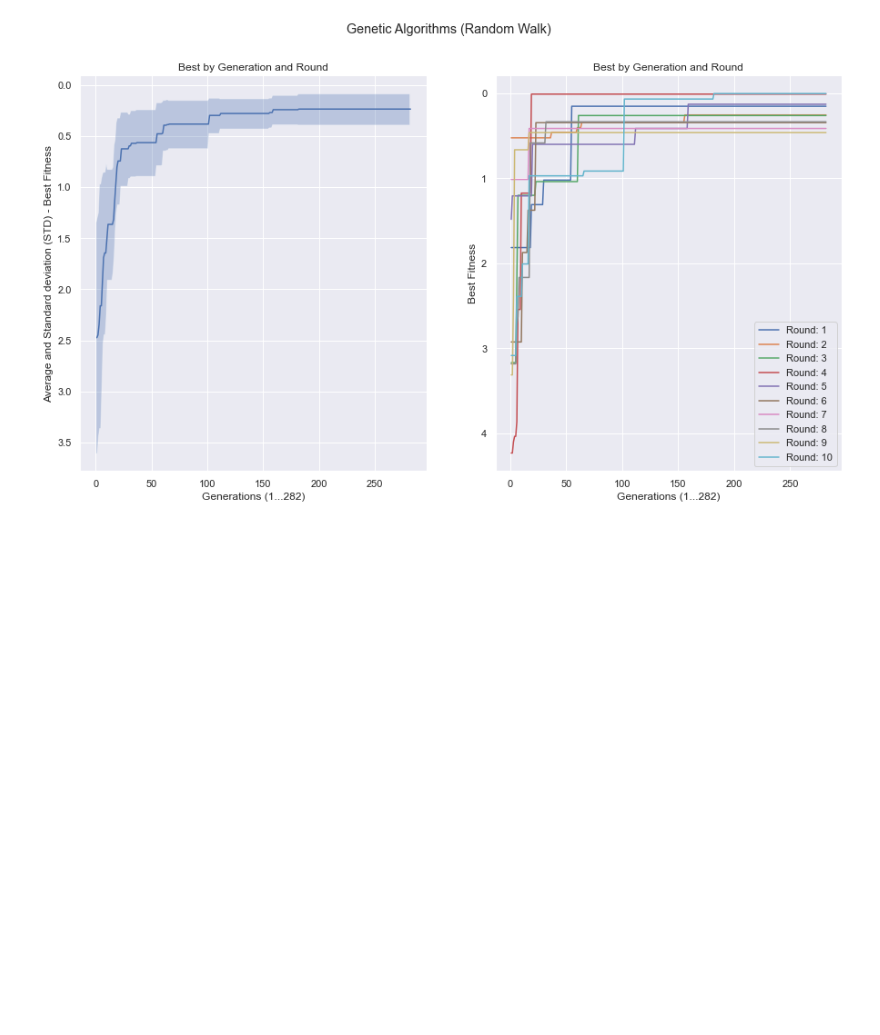
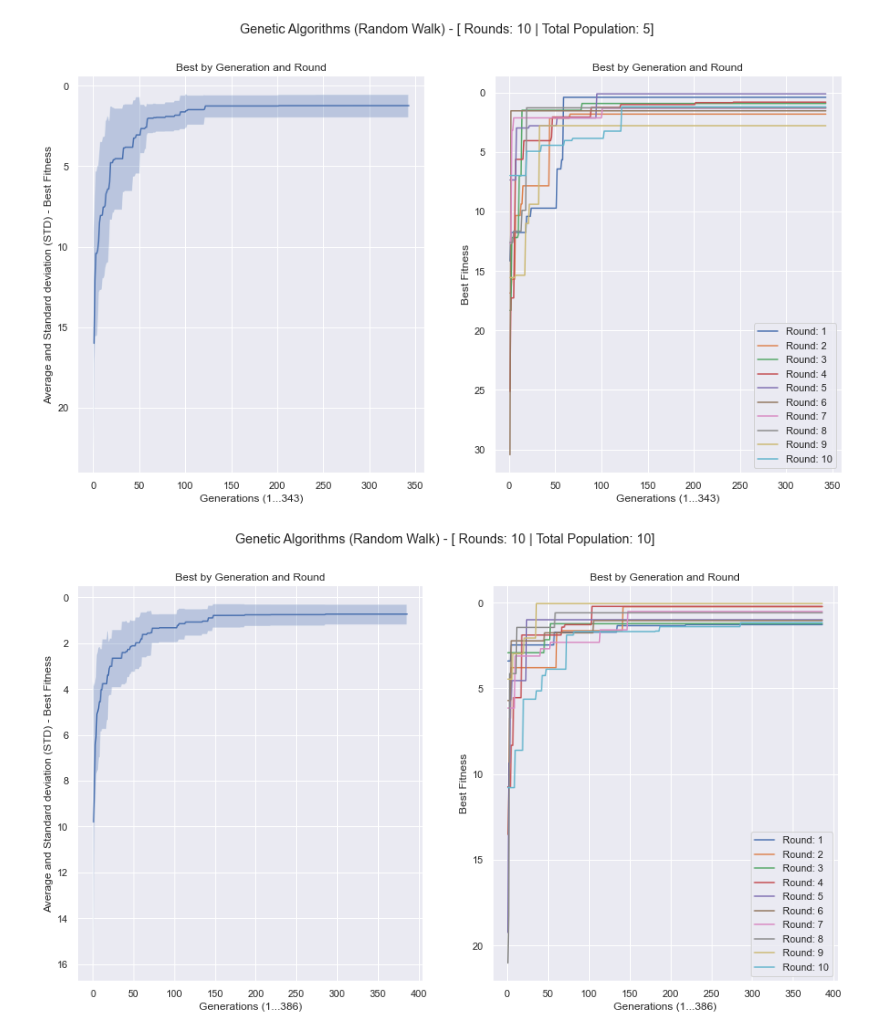
Before and after one commit to michelmontenegro/doctorWorks, a Jupyter notebook: Alg. Genético Trabalho/Work3/Work_3.ipynb, the cells around one changed output. Saved outputs shown, nothing was run; the diff lists cells and outputs as text; code cells hidden in the pictures; blank space fills up the shorter version.

```diff
--- a/Alg. Genético Trabalho/Work3/Work_3.ipynb
+++ b/Alg. Genético Trabalho/Work3/Work_3.ipynb
@@ -66,8 +66,9 @@ class Populacao():
     #----------
     numMaxGenerations       =   []      #só guarda os numeros das gerações 0 a N para o plot no grafico
 
-    def __init__(self):
-
+    def runPopulation(self, maxRounds, sizePop):
+        self.sizePopulation         = sizePop
+        self.rounds                 = maxRounds
         self.listGenerations        =  []
         self.meanBestFitness        =  []
         self.stdBestFitness         =  []
@@ -200,41 +201,50 @@ class Populacao():
 
     def showGraphMeanStdBestFitness(self):
         fig, (plotBestFitGenMeanStd, plotBestFitGen) = plt.subplots(1,2)
-        fig.suptitle('Genetic Algorithms (Random Walk)')
+        fig.suptitle('Genetic Algorithms (Random Walk) - ['+ ' Rounds: '+str(self.rounds) +' | Total Population: '+ str(self.sizePopulation)+']')
 
         plotBestFitGenMeanStd.plot(self.numMaxGenerations, self.meanBestFitness, label = "Media e Desvio Padrão")
         plotBestFitGenMeanStd.fill_between(range(len(self.meanBestFitness)),self.stdFitnessLow(),self.stdFitnessHigh(),alpha=.3)
 
         for i in range(0, self.rounds):
             plotBestFitGen.plot(self.numMaxGenerations, self.bestFitnessByRound(i), label = "Round: " + str(i+1))
 
         plotBestFitGen.set_title('Best by Generation and Round')
         plotBestFitGen.set_xlabel('Generations (1...'+str(len(self.numMaxGenerations))+')')
         plotBestFitGen.set_ylabel('Best Fitness')
         plotBestFitGen.invert_yaxis()
 
         plotBestFitGenMeanStd.set_title('Best by Generation and Round')
         plotBestFitGenMeanStd.set_xlabel('Generations (1...'+str(len(self.numMaxGenerations))+')')
         plotBestFitGenMeanStd.set_ylabel('Average and Standard deviation (STD) - Best Fitness')
         plotBestFitGenMeanStd.invert_yaxis()
 
+        prefixFile = "R_"+str(self.rounds) +"P_"+ str(self.sizePopulation)+"_"
+
         plt.legend()
         plt.show()
-        fig.savefig('resultPlotWork3.png', dpi=300)
+        fig.savefig(prefixFile+'resultPlotWork.png', dpi=300)
 
         # Salva em CSV (Separado por ";") indicando que os valores são Strings (%s)
-        np.savetxt("dataBestFitGenByRound.csv", self.bestFitnessByRoundAndGen(), delimiter =";", fmt ='%s')
-        np.savetxt("dataMeanStdBestFitGen.csv", self.meanStdBestFitGen(), delimiter =";", fmt ='%s')
+        np.savetxt(prefixFile+"dataBestFitGenByRound.csv", self.bestFitnessByRoundAndGen(), delimiter =";", fmt ='%s')
+        np.savetxt(prefixFile+"dataMeanStdBestFitGen.csv", self.meanStdBestFitGen(), delimiter =";", fmt ='%s')
 
     def meanStdBestFitGen(self):
         result = []
         result.append(["Std(Low)", *self.stdFitnessLow()])
         result.append(["Mean", *self.meanBestFitness])
         result.append(["Std(High)", *self.stdFitnessHigh()])
         result.insert(0, [" --- ", *self.stdCountGen()])
         return result
 
 pop = Populacao()
+#Executa o algoritmo com N Rodadas e M de População
+pop.runPopulation(10, 5)
 pop.showGraphMeanStdBestFitness()
+pop.runPopulation(10, 10)
+pop.showGraphMeanStdBestFitness()
+pop.runPopulation(10, 100)
+pop.showGraphMeanStdBestFitness()
 # %% [output]
-[figure, old version]
+[figure, new version]
+[figure, added]
```
Also changed, not shown: parts of 1 cell of this notebook.
